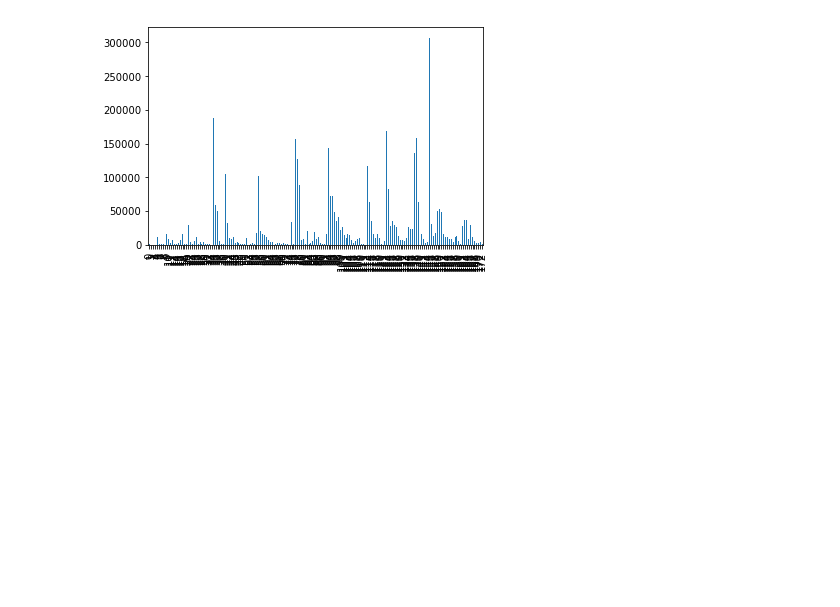
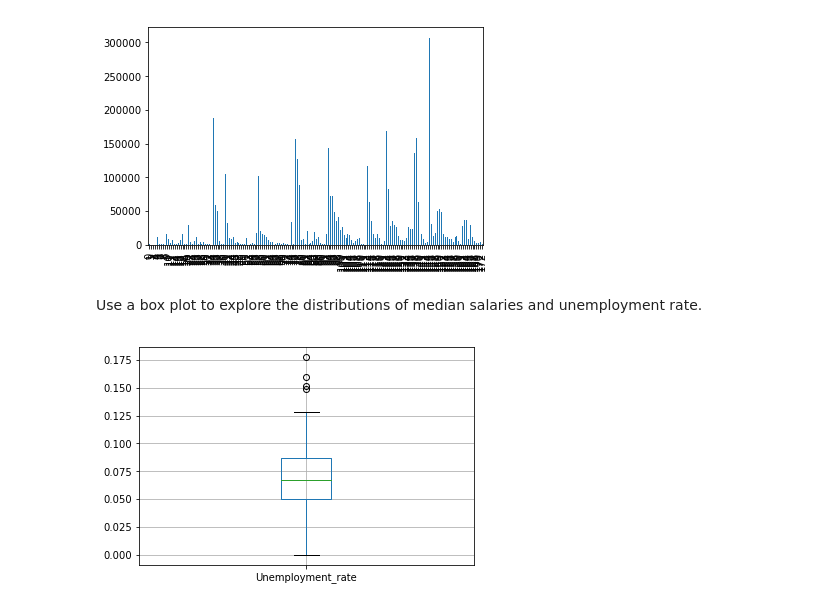
Before and after one commit to Suha4321/Suha4321.github.io, a Jupyter notebook: Student_Graduates/CollegeGraduates.ipynb, the cells around one changed output. Saved outputs shown, nothing was run; the diff lists cells and outputs as text; code cells hidden in the pictures; blank space fills up the shorter version.

```diff
--- a/Student_Graduates/CollegeGraduates.ipynb
+++ b/Student_Graduates/CollegeGraduates.ipynb
@@ -223,3 +220,9 @@ working_df = req_df.groupby("Major").head()
 ax = working_df["Women"].plot.bar(x = "Major", y = "Women", legend = False)
 # %% [output]
 [figure]
+# %% [markdown]
+Use a box plot to explore the distributions of median salaries and unemployment rate.
+# %%
+ax = recent_grads_clean.boxplot(column =['Unemployment_rate'])
+# %% [output]
+[figure, added]
```
Also changed, not shown: parts of 3 cells of this notebook.
